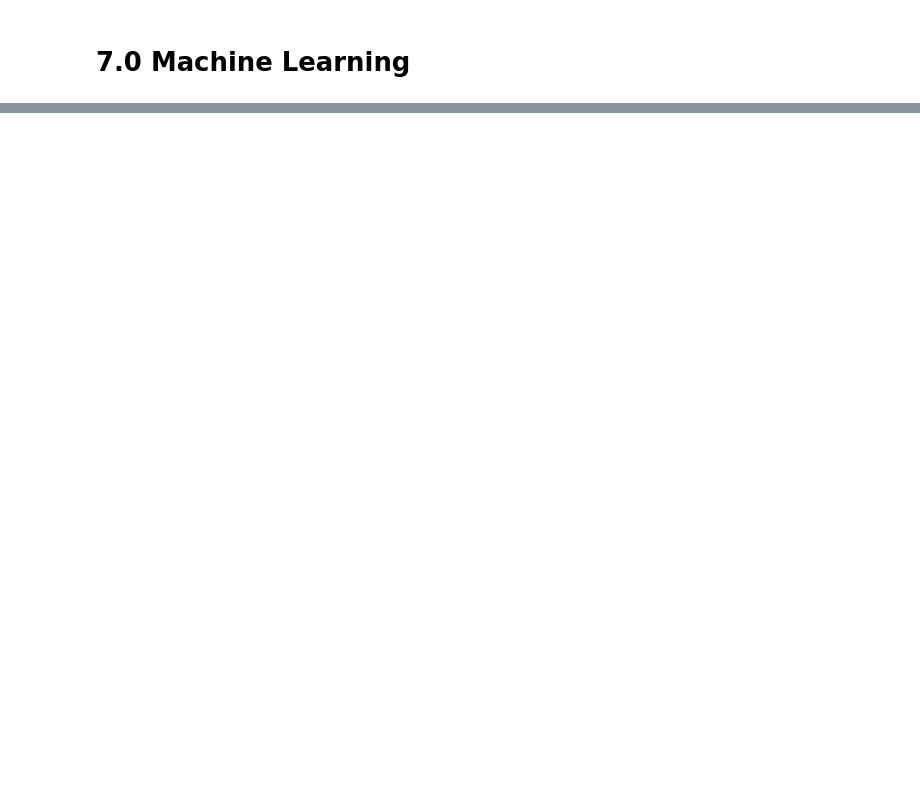
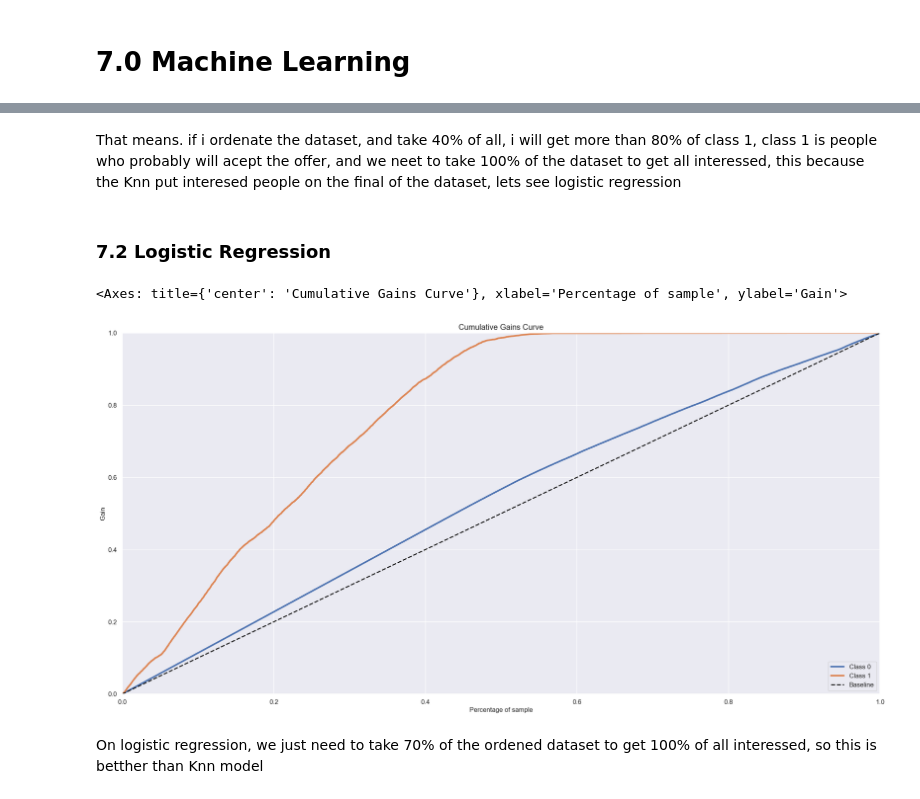
Before and after one commit to franciscofijamo/Health_Insurance_Cross_Sell, a Jupyter notebook: health_insurance_cross_sell/notebooks/1.0.fc_health_insurance_cross_sell-1.ipynb, the cells around one changed output, grey strips where cells are left out. Saved outputs shown, nothing was run; the diff lists cells and outputs as text; code cells hidden in the pictures; blank space fills up the shorter version.

Commit message:
Logistic regression implementation

```diff
--- a/health_insurance_cross_sell/notebooks/1.0.fc_health_insurance_cross_sell-1.ipynb
+++ b/health_insurance_cross_sell/notebooks/1.0.fc_health_insurance_cross_sell-1.ipynb
@@ -321,0 +348,16 @@ AttributeError: 'DataFrame' object has no attribute 'smoker'
+# %%
+
+# gender - One Hot Encoding / Target Encoding
+target_encode_gender = df5.groupby( 'gender' )['response'].mean()
+df5.loc[:, 'gender'] =  df5.loc[:, 'gender'].map( target_encode_gender )
+
+# region_code - Frequency Encoding / Target Encoding
+target_encode_region_code = df5.groupby( 'region_code' )['response'].mean()
+df5.loc[:, 'region_code'] =  df5.loc[:, 'region_code'].map( target_encode_region_code )
+
+# vehicle_age - One Hot Encoding / Frequency Encoding
+df5 = pd.get_dummies( df5, prefix='vehicle_age', columns=['vehicle_age'] )
+
+# policy_sales_channel - Frequency Encoding / Target Encoding
+fe_policy_sales_channel = df5.groupby( 'policy_sales_channel' ).size() / len( df5 )
+df5.loc[:, 'policy_sales_channel'] = df5.loc[:, 'policy_sales_channel'].map( fe_policy_sales_channel )
@@ -326,2 +450,8 @@ AttributeError: 'DataFrame' object has no attribute 'smoker'
 # %% [markdown]
 # 7.0 Machine Learning
+# %%
+cols_selected = ['annual_premium','vintage', 'age','region_code', 'vehicle_damage', 'policy_sales_channel', 'previously_insured']
+
+
+x_train = df5[cols_selected]
+x_val = x_val[cols_selected]
@@ -327,0 +460,10 @@ AttributeError: 'DataFrame' object has no attribute 'smoker'
+# %%
+# n_neighbors, number of points to compare
+knn_model = nh.KNeighborsClassifier(n_neighbors= 7)
+
+# model training
+knn_model.fit(x_train, y_train)
+
+# model prediction
+# prediction on the validation to see the power of GENERALIZATION
+yhat_knn = knn_model.predict_proba(x_val)
@@ -327,0 +475,18 @@ AttributeError: 'DataFrame' object has no attribute 'smoker'
+# %% [markdown]
+That means. if i ordenate the dataset, and take 40% of all, i will get more than 80% of class 1, class 1 is people who probably will acept the offer, and we neet to take 100% of the dataset to get all interessed, this because the Knn put interesed people on the final of the dataset, lets see logistic regression
+# %% [markdown]
+###  7.2 Logistic Regression
+# %%
+lr_model = lm.LogisticRegression(random_state = 42)
+
+lr_model.fit(x_train, y_train)
+
+yhat_lr = lr_model.predict_proba(x_val)
+
+# Cumulative Gain
+skplt.metrics.plot_cumulative_gain(y_val, yhat_lr)
+# %% [output]
+<Axes: title={'center': 'Cumulative Gains Curve'}, xlabel='Percentage of sample', ylabel='Gain'>
+[figure, added]
+# %% [markdown]
+On logistic regression, we just need to take 70% of the ordened dataset to get 100% of all interessed, so this is betther than Knn model
```
Also changed, not shown: parts of 28 cells of this notebook, 1 other file.
